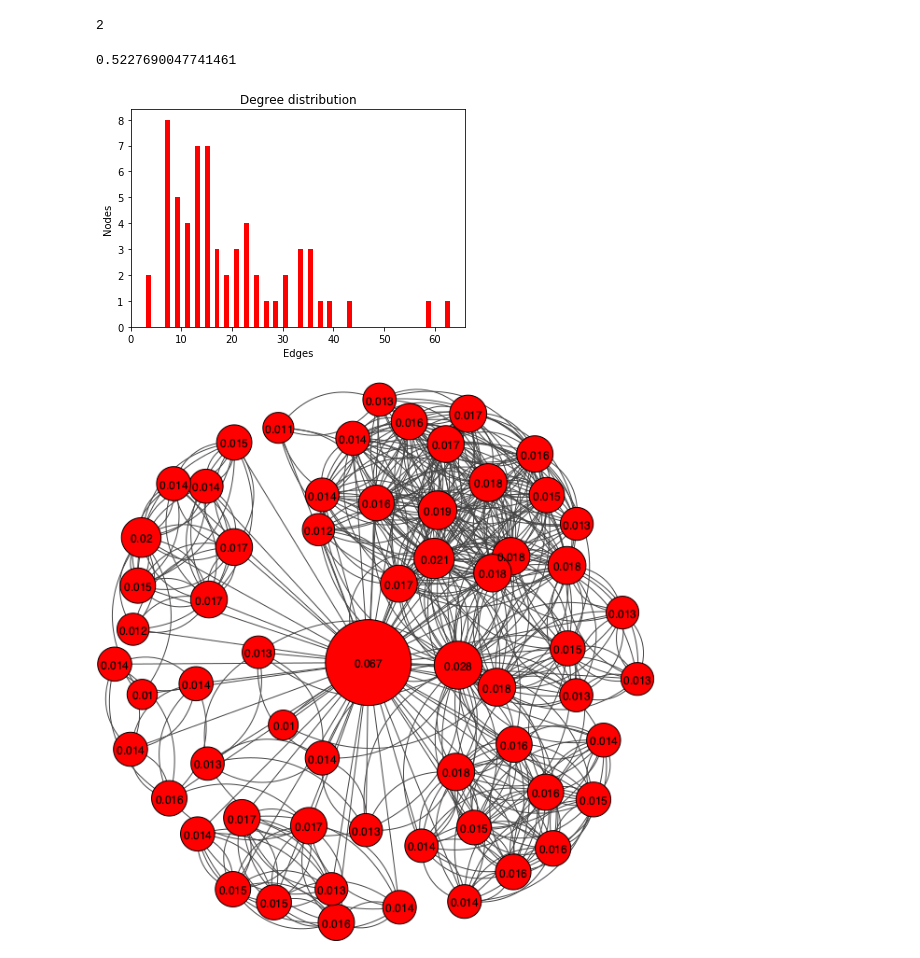
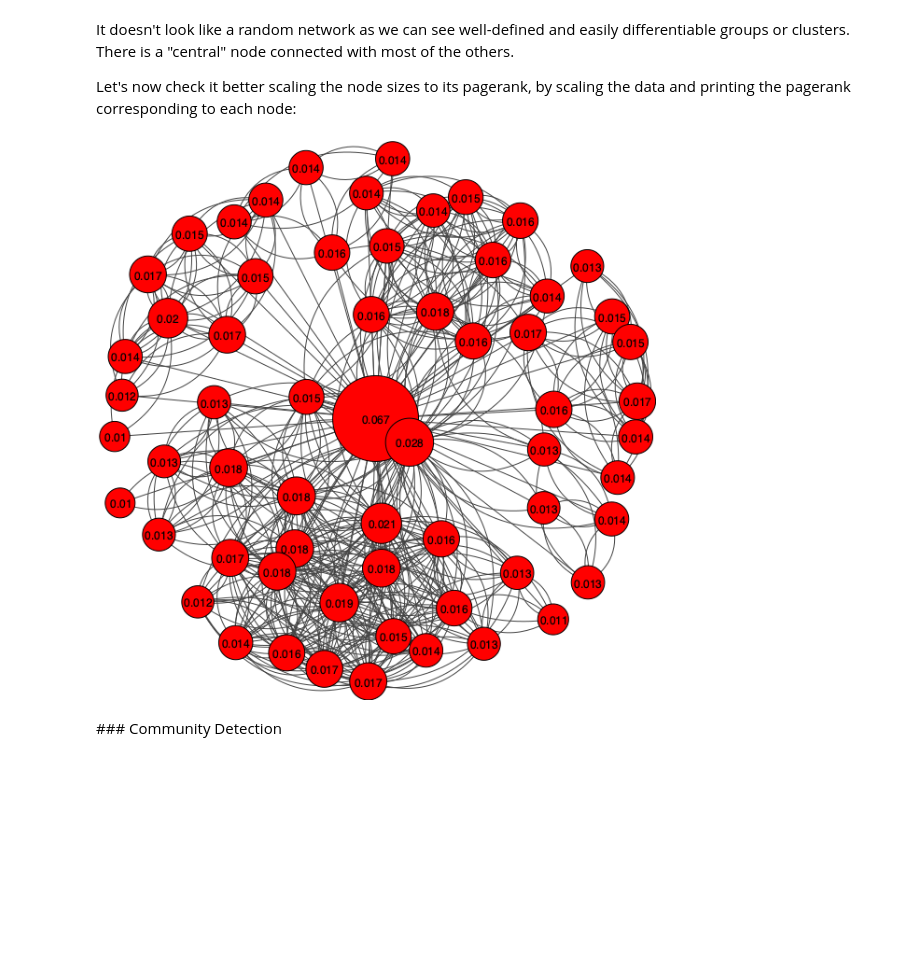
Before and after one commit to josepdecid/CAIM-FIB, a Jupyter notebook: S7/Task2.ipynb, the cells around one changed output. Drawn from its saved outputs; the diff is of its cells as text; code cells hidden in the pictures; blank space fills up the shorter version.

```diff
--- a/S7/Task2.ipynb
+++ b/S7/Task2.ipynb
@@ -7,8 +16,7 @@ import matplotlib.pyplot as plt
 # %%
-ledges = []
-with open('edges.txt', 'r') as edges:
-    for e in edges:
+edges = []
+with open('edges.txt', 'r') as f:
+    for e in f.readlines():
         v1, v2 = e.split(' ')
-        ledges.append((int(v1), int(v2)))
-g = Graph(ledges, directed=False)
-print(g)
+        edges.append((int(v1), int(v2)))
+g = Graph(edges, directed=False)
@@ -38,21 +57,0 @@ display.Image(filename="./graph.png")
-# %%
-g.diameter()
-# %% [output]
-2
-# %%
-g.transitivity_undirected()
-# %% [output]
-0.5227690047741461
-# %%
-h = g.degree()
-plt.hist(h, bins=len(h), color='red')
-plt.title('Degree distribution')
-plt.xlabel('Edges')
-plt.ylabel('Nodes')
-
-plt.savefig('images/task2/hist_degree_distribution.png')
-
-# Error plotting with iGraph: https://github.com/igraph/python-igraph/issues/88
-# plot(g.degree_distribution())
-# %% [output]
-[figure, removed]
@@ -62,19 +58,28 @@ from sklearn.preprocessing import MinMaxScaler
+# %% [markdown]
+It doesn't look like a random network as we can see well-defined and easily differentiable groups or clusters. There is a "central" node connected with most of the others.
+
+Let's now check it better scaling the node sizes to its pagerank, by scaling the data and printing the pagerank corresponding to each node:
 # %%
-g
+min_size = 32
+max_size = 92
+lab_size = 12
+dec_size = 3
 
-sc = MinMaxScaler(feature_range=(32, 92))
+sc = MinMaxScaler(feature_range=(min_size, max_size))
 
 pr = g.pagerank()
 sc_pr = sc.fit_transform(np.array(pr).reshape(-1, 1))
 
-g.vs['label_size'] = 12
+g.vs['label_size'] = lab_size
 for i in range(g.vcount()):
     g.vs[i]['size'] = sc_pr[i]
-    g.vs[i]['label'] = round(pr[i], 3)
+    g.vs[i]['label'] = round(pr[i], dec_size)
 
-r = plot(g, layout = g.layout_kamada_kawai(),target="./pagerank.png")
-display.Image(filename="./pagerank.png")
+r = plot(g, layout = g.layout_kamada_kawai(),target='./images/task2/graph_pagerank.png')
+display.Image(filename='./images/task2/pagerank.png')
 # %% [output]
-[figure, old version]
+[figure, new version]
+# %% [markdown]
+### Community Detection
 # %%
 clust = g.community_label_propagation()
```
Also changed, not shown: parts of 16 cells of this notebook, 5 other files.
